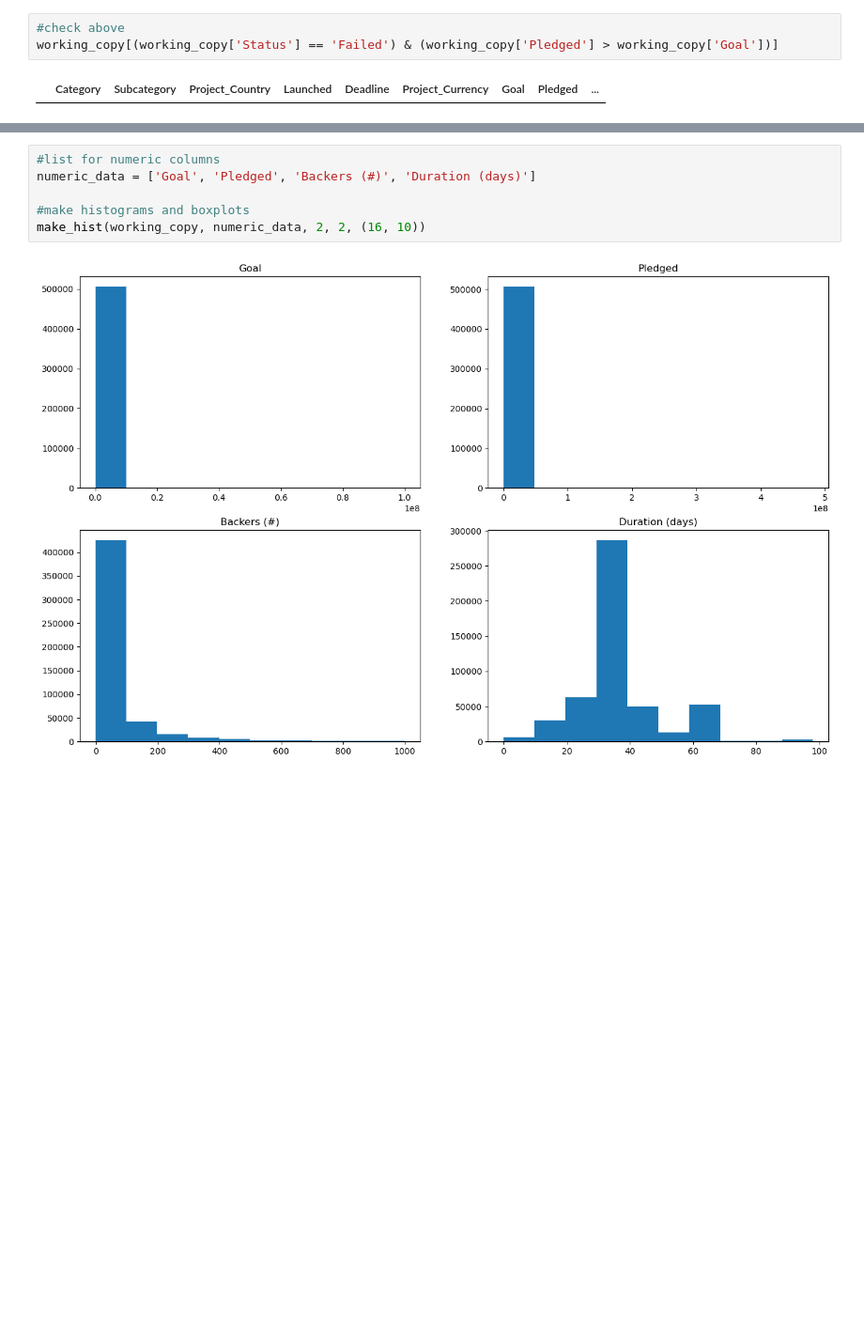
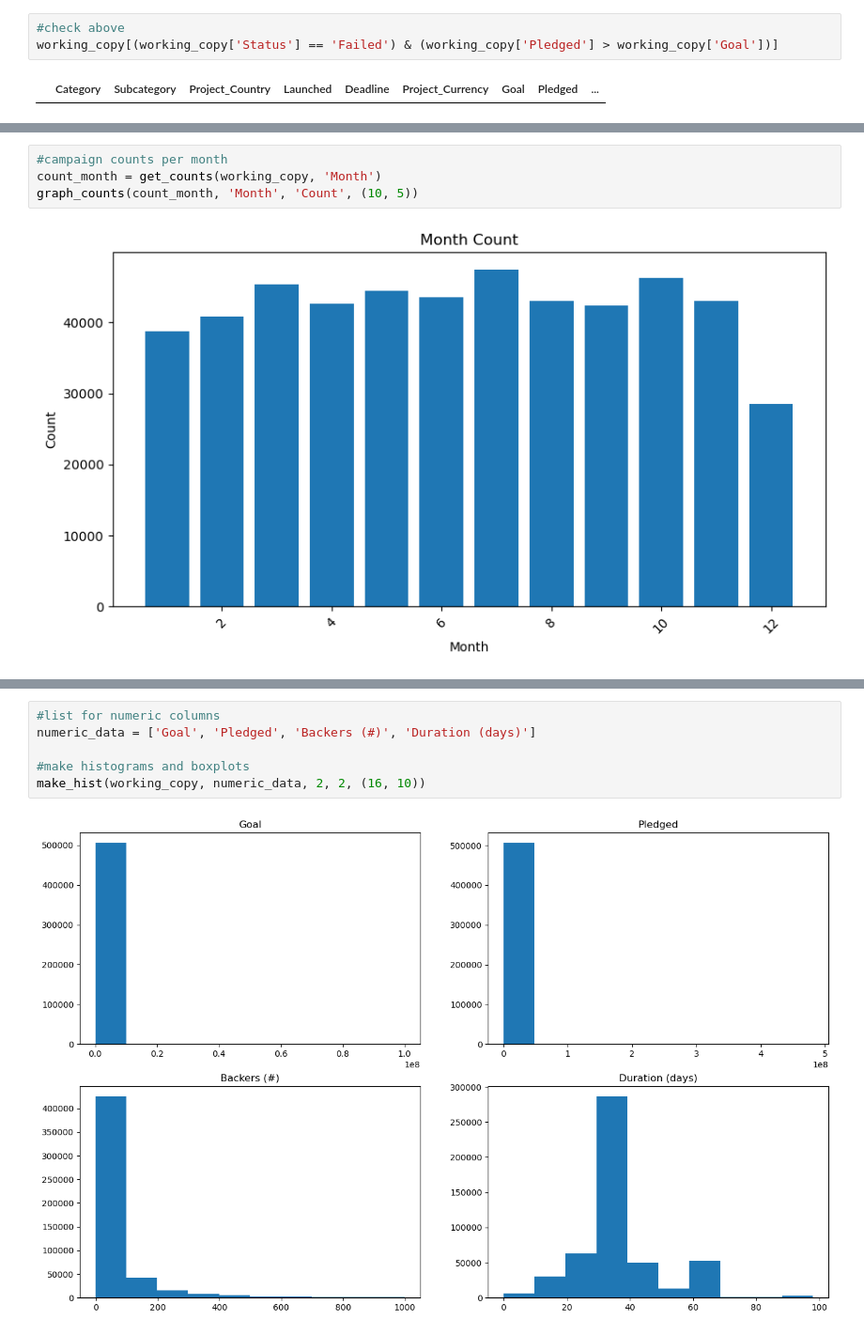
Before and after one commit to SBangarh/Kickstarter_analysis, a Jupyter notebook: eda.ipynb, the cells around one changed output, grey strips where cells are left out. Shown at 94% size. Cells and saved outputs as stored; diff of their text form; blank space fills up the shorter version.

```diff
--- a/eda.ipynb
+++ b/eda.ipynb
@@ -587,0 +547,6 @@ working_copy.sample(10)
+# %%
+#campaign counts per month
+count_month = get_counts(working_copy, 'Month')
+graph_counts(count_month, 'Month', 'Count', (10, 5))
+# %% [output]
+[figure, added]
```
Also changed, not shown: parts of 15 cells of this notebook.
